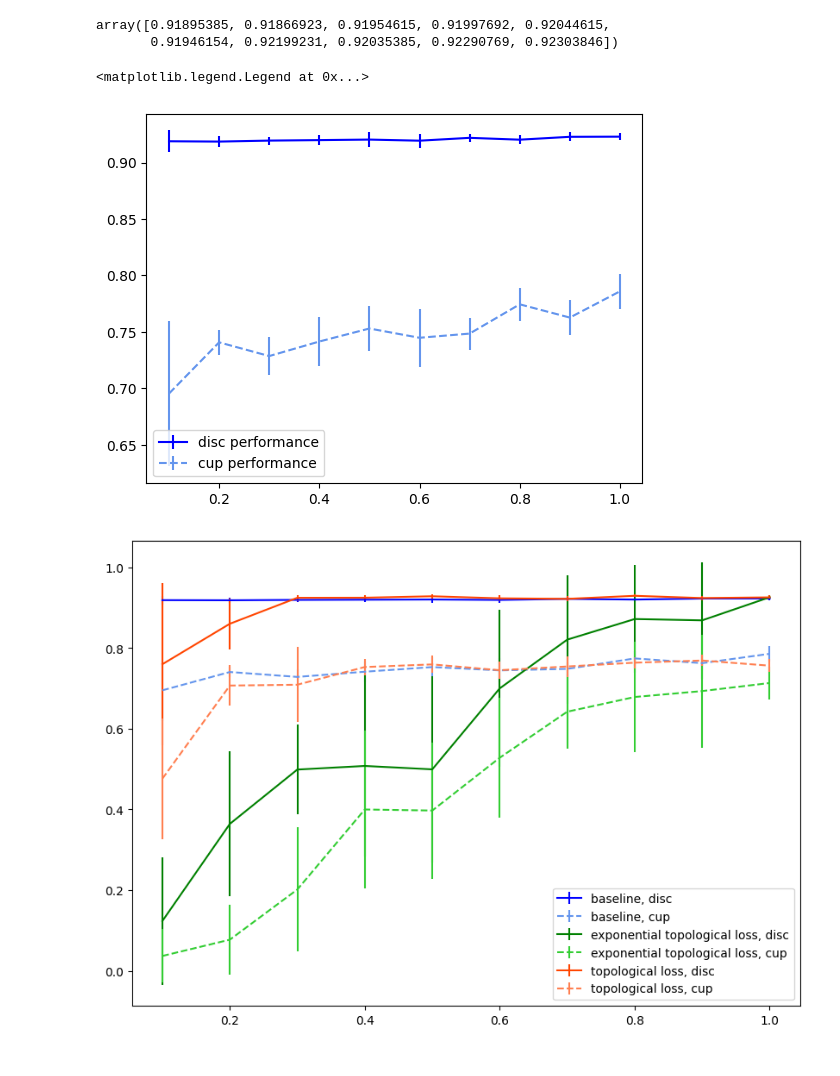
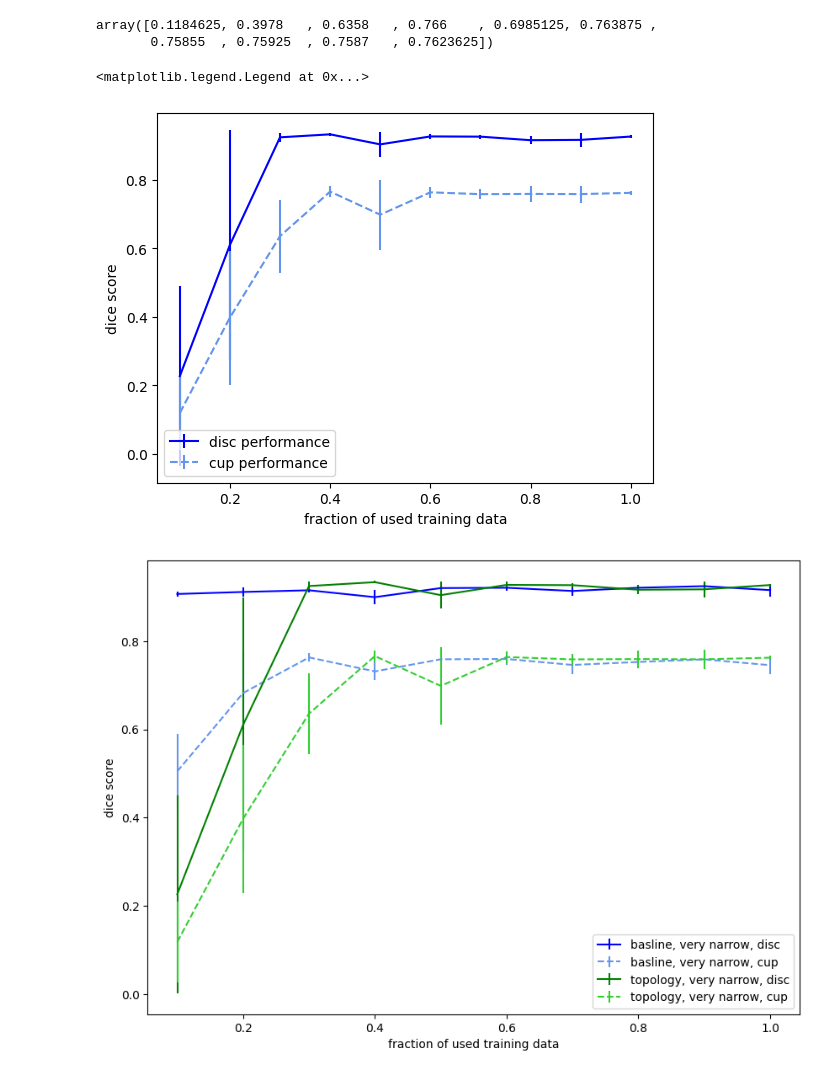
Before and after one commit to mo1333/anatomically_coherent_segmentation, a Jupyter notebook: evaluation_of_data_shortage.ipynb, the cells around one changed output. Saved outputs shown, nothing was run; the diff lists cells and outputs as text; code cells hidden in the pictures.

```diff
--- a/evaluation_of_data_shortage.ipynb
+++ b/evaluation_of_data_shortage.ipynb
@@ -33,10 +36,10 @@ summary_frame = pd.DataFrame(
 )
 summary_frame.to_csv(exp_path + "/summary.csv")
 # %%
-disc_performances.mean(axis=0)
+cup_performances.mean(axis=0)
 # %% [output]
-array([0.91895385, 0.91866923, 0.91954615, 0.91997692, 0.92044615,
-       0.91946154, 0.92199231, 0.92035385, 0.92290769, 0.92303846])
+array([0.1184625, 0.3978   , 0.6358   , 0.766    , 0.6985125, 0.763875 ,
+       0.75855  , 0.75925  , 0.7587   , 0.7623625])
 # %%
 alpha = 0.05  # alpha level for confidence intervals
 
@@ -52,29 +55,35 @@ plt.errorbar(percentages,
              linestyle="--", color="cornflowerblue", label="cup performance")
 # plt.plot(percentages, disc_performance, linestyle="-", color="b", label="disc performance")
 # plt.plot(percentages, cup_performance, linestyle="--", color="b", label="cup performance")
+plt.xlabel("fraction of used training data")
+plt.ylabel("dice score")
 plt.legend()
 # %% [output]
 <matplotlib.legend.Legend at 0x...>
-[figure, old version]
+[figure, new version]
 # %%
-experiments_of_interest = ["standard", "exp_top", "topological"]
-experiments_labels = ["baseline", "exponential topological loss", "topological loss"]
+experiments_of_interest = ["standard_narrow_2", "top100_narrow_2"]
+experiments_labels = ["basline, very narrow", "topology, very narrow", "baseline, more narrow"]
+# experiments_colors = [("b", "cornflowerblue"), ("green", "limegreen")]
 experiments_colors = [("b", "cornflowerblue"), ("green", "limegreen"), ("orangered", "coral")]
 exp_paths = ["experiments/" + name for name in experiments_of_interest]
 
 plt.rcParams["figure.figsize"] = (10,7)
 
 for i in range(len(experiments_of_interest)):
     data = pd.read_csv(exp_paths[i] + "/summary.csv")
     plt.errorbar(data["percentages"],
                  data["disc_performance_mean"],
                  yerr=stats.t.ppf(1 - alpha / 2, df=(len(data) - 1)) / (len(data) ** (1 / 2)) * data["disc_performance_std"],
                  linestyle="-", color=experiments_colors[i][0], label=experiments_labels[i] + ", disc")
     plt.errorbar(data["percentages"],
                  data["cup_performance_mean"],
                  yerr=stats.t.ppf(1 - alpha / 2, df=(len(data) - 1)) / (len(data) ** (1 / 2)) * data["cup_performance_std"],
                  linestyle="--", color=experiments_colors[i][1], label=experiments_labels[i] + ", cup")
+
+plt.xlabel("fraction of used training data")
+plt.ylabel("dice score")
 plt.legend()
 plt.show()
 # %% [output]
-[figure, old version]
+[figure, new version]
```
Also changed, not shown: parts of 2 cells of this notebook, 2 other files.
